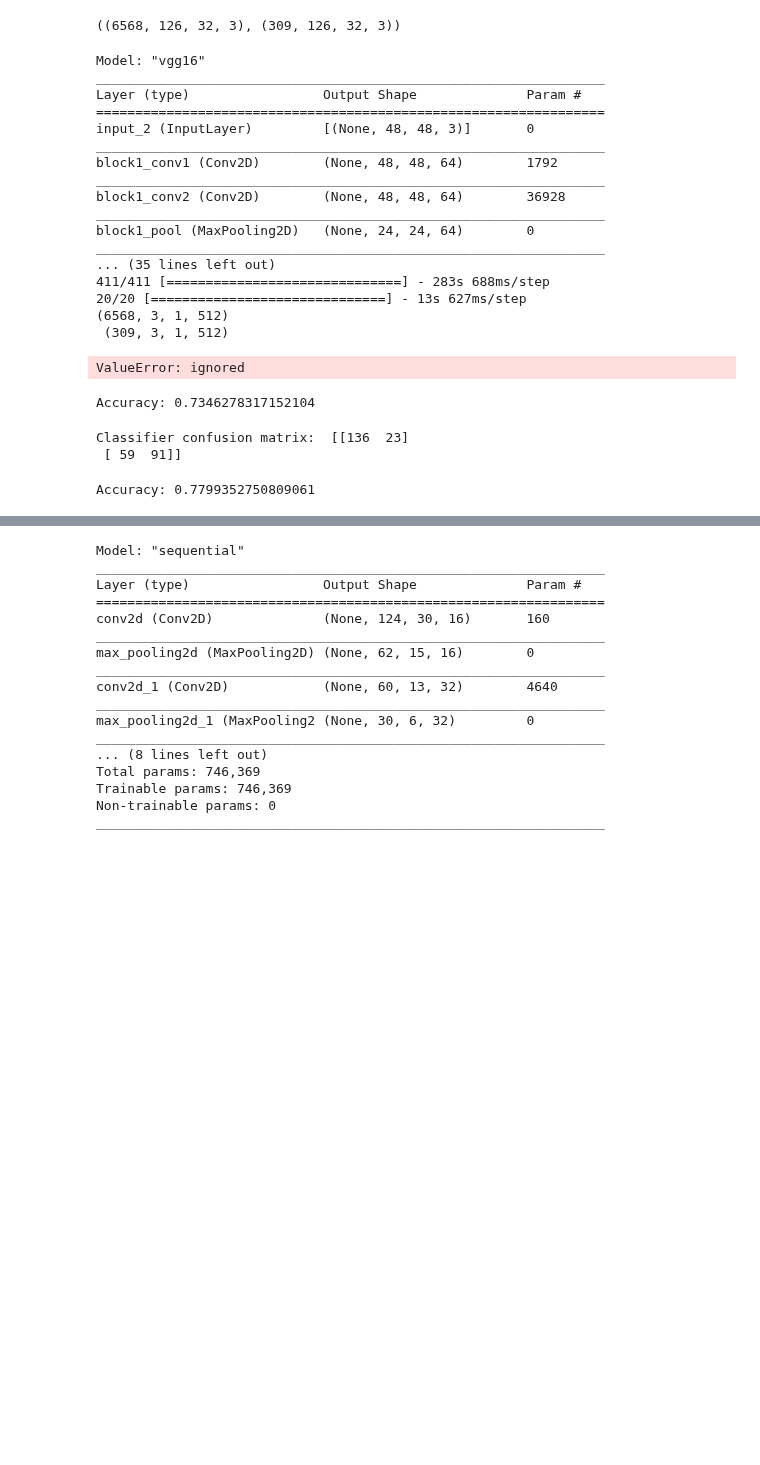
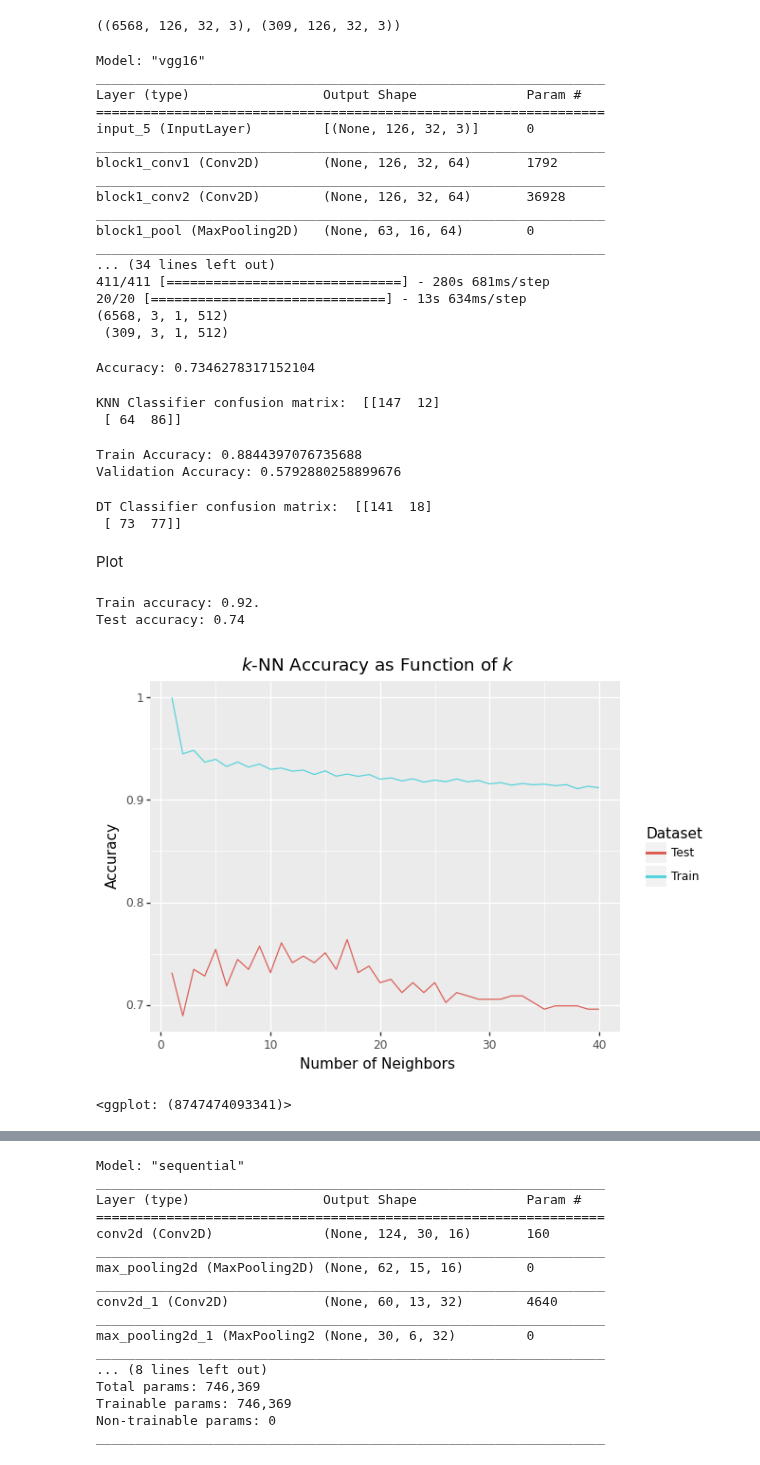
Before and after one commit to Shellyga/MAFAT-Radar-Challenge, a Jupyter notebook: Copy_of_MAFAT_Radar_Challenge_Baseline_CNN_Model.ipynb, the cells around one changed output, grey strips where cells are left out. Saved outputs shown, nothing was run; the diff lists cells and outputs as text; code cells hidden in the pictures; blank space fills up the shorter version.

Commit message:
added cross validation on knn and dt - parameters n_neighbours, max_depth

```diff
--- a/Copy_of_MAFAT_Radar_Challenge_Baseline_CNN_Model.ipynb
+++ b/Copy_of_MAFAT_Radar_Challenge_Baseline_CNN_Model.ipynb
@@ -516,10 +516,18 @@ before conver to 3 channels (6568, 126, 32) (309, 126, 32)
 before reshap (6568, 126, 96) (309, 126, 96)
 ((6568, 126, 32, 3), (309, 126, 32, 3))
 # %%
+from keras.applications.vgg16 import preprocess_input
+
 batch_size = 16
-img_width, img_height = 48, 48
-# img_width, img_height = 126, 32
+# img_width, img_height = 48, 48
+img_width, img_height = 126, 32
 input_shape = (img_width, img_height, 3)
+
+# train_x = train_x.astype('float32')
+# val_x = val_x.astype('float32')
+# train_x = preprocess_input(train_x)
+# val_x = preprocess_input(val_x)
+
 model_vgg = create_vgg_model(input_shape)
 model_vgg.summary()
 train_features,val_features = extract_features(model_vgg,train_x,val_x,batch_size)
@@ -528,20 +536,19 @@ Model: "vgg16"
 _________________________________________________________________
 Layer (type)                 Output Shape              Param #
 =================================================================
-input_2 (InputLayer)         [(None, 48, 48, 3)]       0
+input_5 (InputLayer)         [(None, 126, 32, 3)]      0
 _________________________________________________________________
-block1_conv1 (Conv2D)        (None, 48, 48, 64)        1792
+block1_conv1 (Conv2D)        (None, 126, 32, 64)       1792
 _________________________________________________________________
-block1_conv2 (Conv2D)        (None, 48, 48, 64)        36928
+block1_conv2 (Conv2D)        (None, 126, 32, 64)       36928
 _________________________________________________________________
-block1_pool (MaxPooling2D)   (None, 24, 24, 64)        0
+block1_pool (MaxPooling2D)   (None, 63, 16, 64)        0
 _________________________________________________________________
-... (35 lines left out)
-411/411 [==============================] - 283s 688ms/step
-20/20 [==============================] - 13s 627ms/step
+... (34 lines left out)
+411/411 [==============================] - 280s 681ms/step
+20/20 [==============================] - 13s 634ms/step
 (6568, 3, 1, 512)
  (309, 3, 1, 512)
-ValueError: ignored
 # %%
 train_features_flat,val_features_flat = flatten_extracted_features(train_features,val_features)
 # %%
@@ -549,7 +556,7 @@ train_features_flat,val_features_flat = flatten_extracted_features(train_feature
 from sklearn.neighbors import KNeighborsClassifier
 
 #Create KNN Classifier
-knn = KNeighborsClassifier(n_neighbors=5)
+knn = KNeighborsClassifier(n_neighbors=19)
 # print(train_y[:2])
 train_y = train_y.astype(int)
 val_y= val_y.astype(int)
@@ -568,15 +575,51 @@ print("Accuracy:",metrics.accuracy_score(val_y, y_pred))
 Accuracy: 0.7346278317152104
 # %%
 cm = metrics.confusion_matrix(val_y, y_pred)
-print("Classifier confusion matrix: ",cm)
+print("KNN Classifier confusion matrix: ",cm)
 # %% [output]
-Classifier confusion matrix:  [[136  23]
- [ 59  91]]
+KNN Classifier confusion matrix:  [[147  12]
+ [ 64  86]]
 # %%
 from sklearn.tree import DecisionTreeClassifier
-clf = DecisionTreeClassifier(max_depth=5)
+clf = DecisionTreeClassifier(max_depth=3)
 clf.fit(train_features_flat, train_y)
+train_y_pred_clf = clf.predict(train_features_flat)
+print("Train Accuracy:",metrics.accuracy_score(train_y, train_y_pred_clf))
 y_pred_clf = clf.predict(val_features_flat)
-print("Accuracy:",metrics.accuracy_score(y_pred_clf, y_pred))
+print("Validation Accuracy:",metrics.accuracy_score(val_y, y_pred_clf))
 # %% [output]
-Accuracy: 0.7799352750809061
+Train Accuracy: 0.8844397076735688
+Validation Accuracy: 0.5792880258899676
+# %%
+cm_clf = metrics.confusion_matrix(val_y, y_pred_clf)
+print("DT Classifier confusion matrix: ",cm_clf)
+# %% [output]
+DT Classifier confusion matrix:  [[141  18]
+ [ 73  77]]
+# %% [markdown]
+Plot
+# %%
+from sklearn.neighbors import KNeighborsClassifier
+
+knn = KNeighborsClassifier(n_neighbors=19).fit(train_features_flat, train_y)
+print("Train accuracy: %.2f.\nTest accuracy: %.2f" % ( knn.score(train_features_flat, train_y), knn.score(val_features_flat, val_y) ))
+# %% [output]
+Train accuracy: 0.92.
+Test accuracy: 0.74
+# %%
+ks = range(1, 41)
+train, test = [], []
+for k in ks:
+    knn = KNeighborsClassifier(n_neighbors=k).fit(train_features_flat, train_y)
+    train.append(knn.score(train_features_flat, train_y))
+    test.append(knn.score(val_features_flat, val_y))
+
+from plotnine import *
+p = (ggplot(pd.melt(pd.DataFrame({"k": ks, "Train": train, "Test": test}), id_vars="k"),
+       aes(x="k", y="value", color="variable")) +
+ geom_line() +
+ labs(x="Number of Neighbors", y="Accuracy", color="Dataset", title=r"$k$-NN Accuracy as Function of $k$"))
+p
+# %% [output]
+[figure, added]
+<ggplot: (8747474093341)>
```
Also changed, not shown: parts of 3 cells of this notebook.
